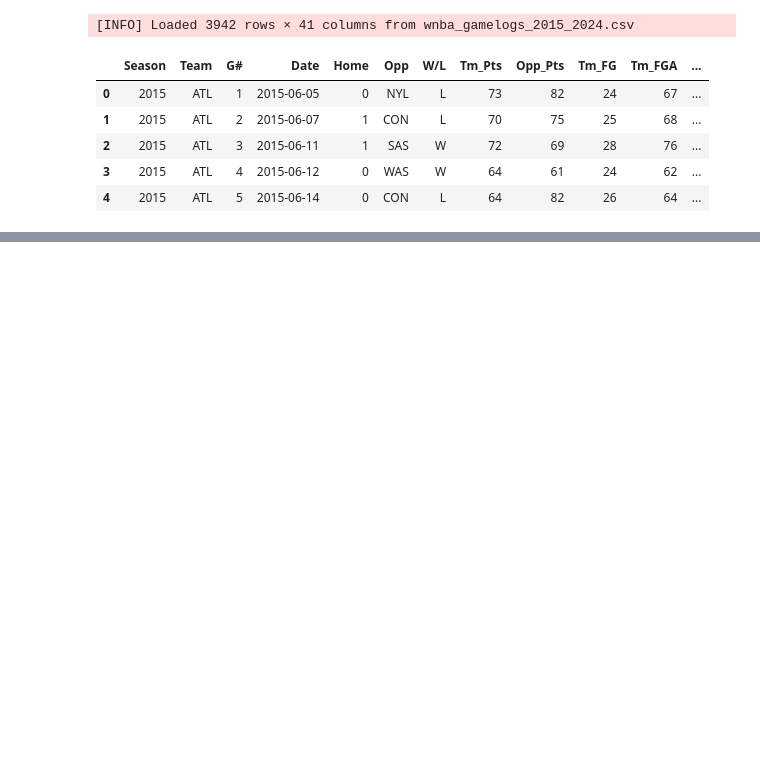
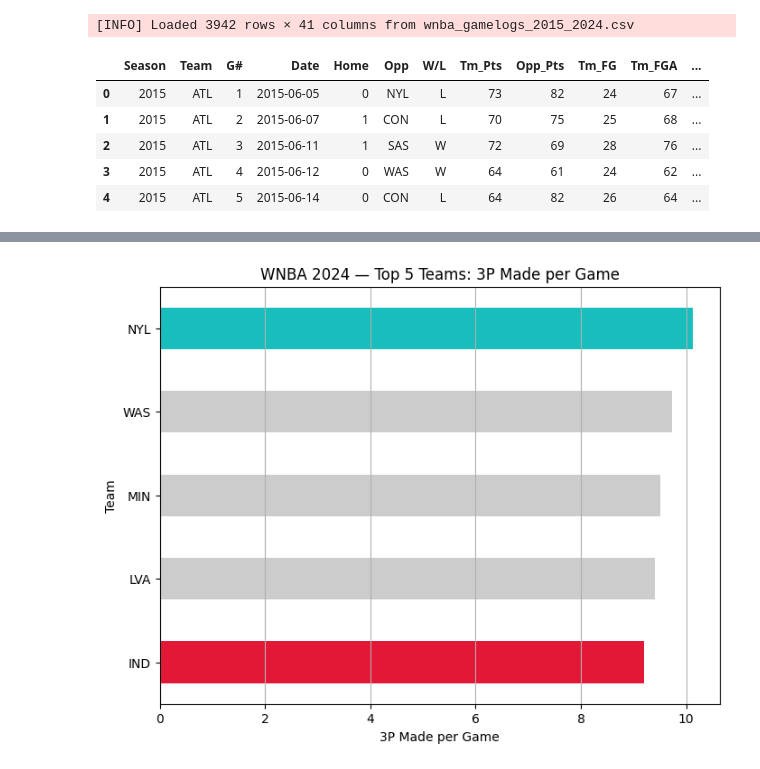
Before and after one commit to nkennebre/wnba_sports_etl, a Jupyter notebook: wnba_etl_exploration.ipynb, the cells around one changed output, grey strips where cells are left out. Saved outputs shown, nothing was run; the diff lists cells and outputs as text; code cells hidden in the pictures; blank space fills up the shorter version.

```diff
--- a/wnba_etl_exploration.ipynb
+++ b/wnba_etl_exploration.ipynb
@@ -43,0 +158,29 @@ save_to_sqlite(df_clean, "./data/teamstats.db", "team_stats_10_yr_clean", if_exi
+# %%
+# Define team colors
+team_colors = {
+    "NYL": "#17BEBB",  # Liberty seafoam green
+    "IND": "#E31837",  # Fever red
+}
+
+# Get top 5 teams
+top5_3p = team_3p_stats["3P_Made_per_Game"].sort_values(ascending=False).head(5)
+
+# Build color list
+colors = [
+    team_colors.get(team, "#CCCCCC")  # light gray for other teams
+    for team in top5_3p.index
+]
+
+# Plot (reverse order for top at top)
+top5_3p.iloc[::-1].plot(
+    kind='barh',
+    figsize=(8,6),
+    color=colors[::-1]
+)
+
+plt.title(f"WNBA {season} — Top 5 Teams: 3P Made per Game")
+plt.xlabel("3P Made per Game")
+plt.grid(axis='x')
+plt.show()
+# %% [output]
+[figure, added]
```
Also changed, not shown: parts of 36 cells of this notebook, 25 other files.
